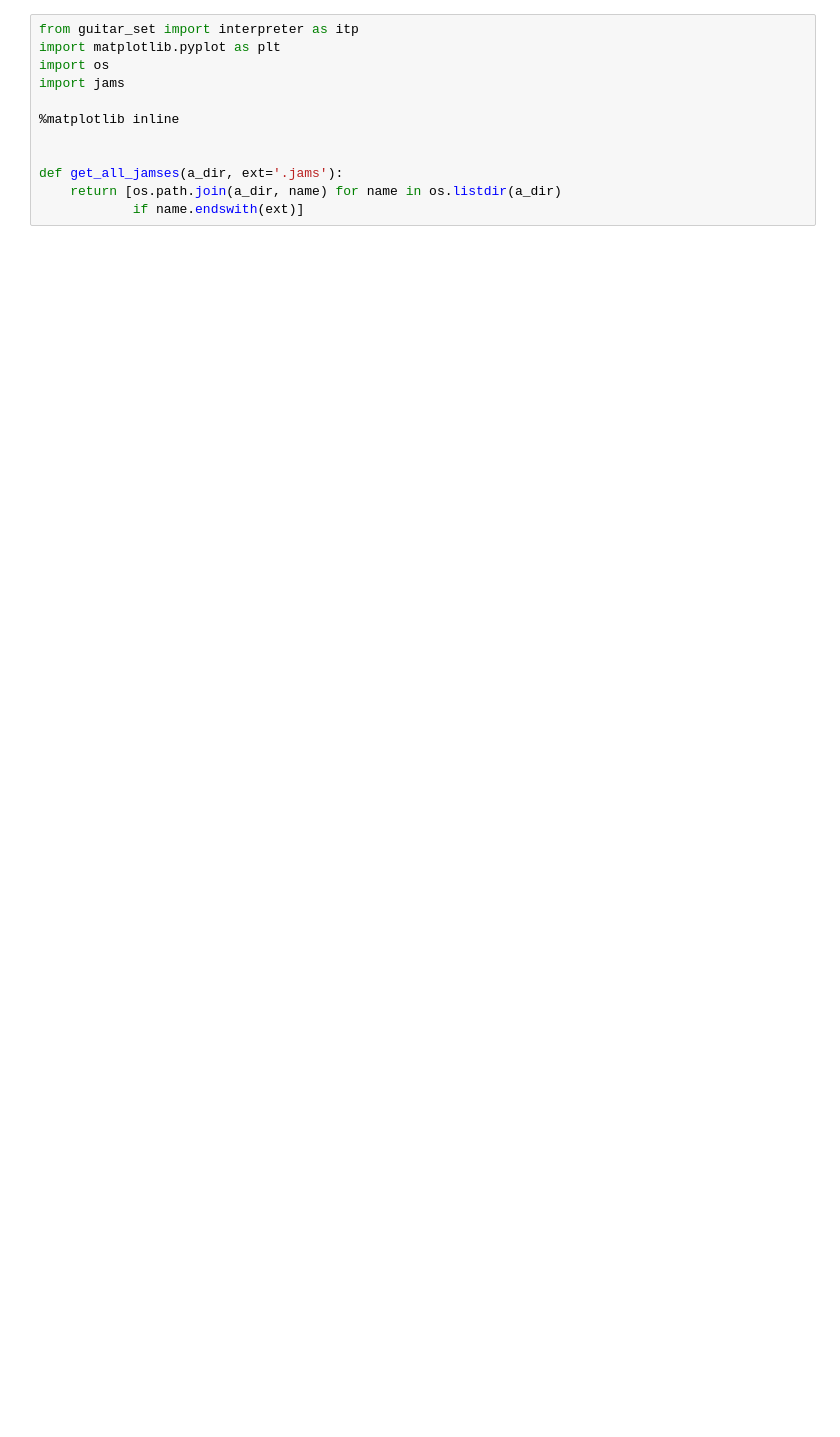
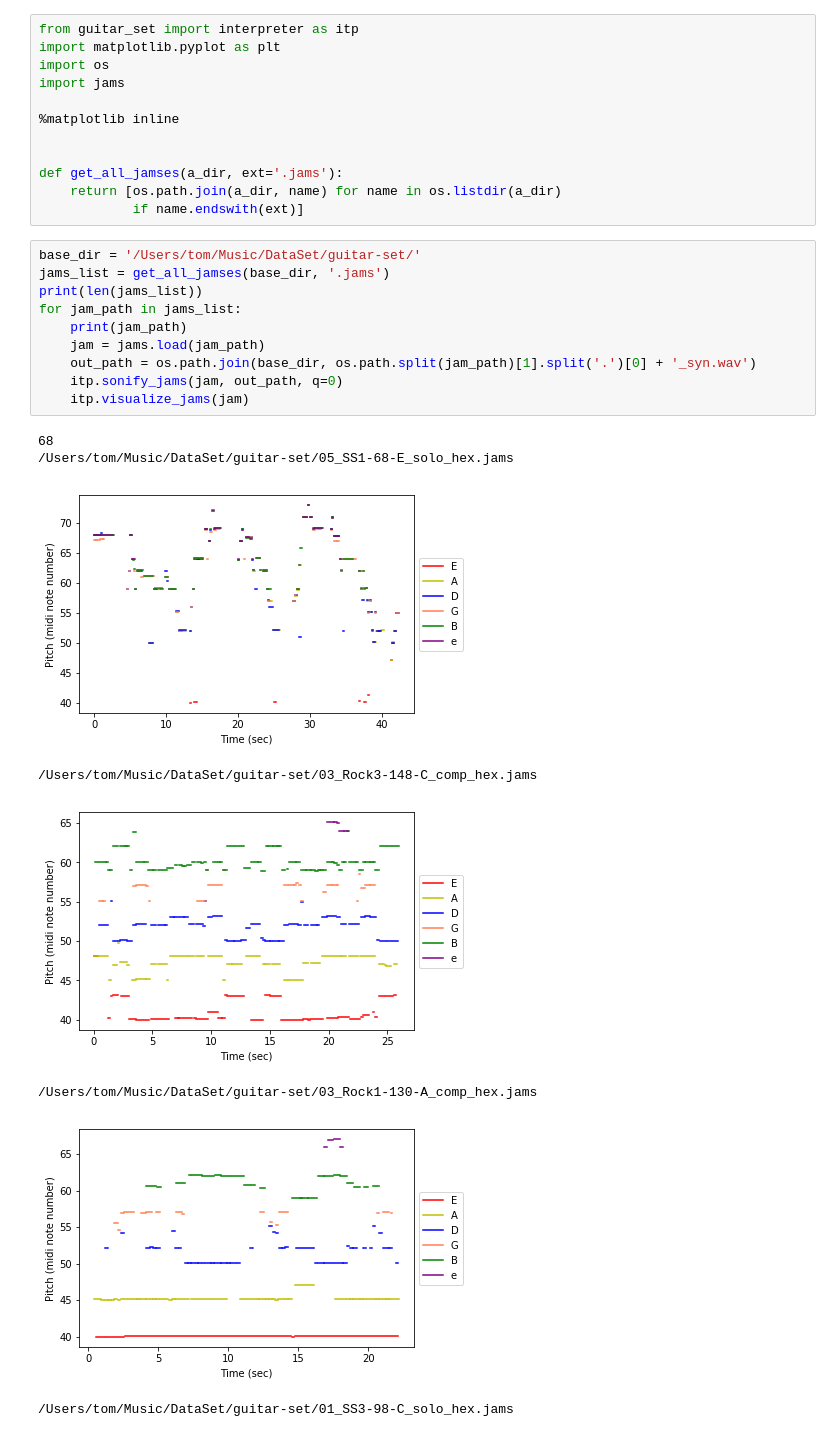
Before and after one commit to tomxi/guitar-set, a Jupyter notebook: notebooks/interpreter_test.ipynb, the cells around one changed output. Saved outputs shown, nothing was run; the diff lists cells and outputs as text; blank space fills up the shorter version.

```diff
--- a/notebooks/interpreter_test.ipynb
+++ b/notebooks/interpreter_test.ipynb
@@ -10,3 +14,22 @@ import jams
 def get_all_jamses(a_dir, ext='.jams'):
     return [os.path.join(a_dir, name) for name in os.listdir(a_dir)
             if name.endswith(ext)]
+# %%
+base_dir = '/Users/tom/Music/DataSet/guitar-set/'
+jams_list = get_all_jamses(base_dir, '.jams')
+print(len(jams_list))
+for jam_path in jams_list:
+    print(jam_path)
+    jam = jams.load(jam_path)
+    out_path = os.path.join(base_dir, os.path.split(jam_path)[1].split('.')[0] + '_syn.wav')
+    itp.sonify_jams(jam, out_path, q=0)
+    itp.visualize_jams(jam)
+# %% [output]
+68
+/Users/tom/Music/DataSet/guitar-set/05_SS1-68-E_solo_hex.jams
+[figure, added]
+/Users/tom/Music/DataSet/guitar-set/03_Rock3-148-C_comp_hex.jams
+[figure, added]
+/Users/tom/Music/DataSet/guitar-set/03_Rock1-130-A_comp_hex.jams
+[figure, added]
+/Users/tom/Music/DataSet/guitar-set/01_SS3-98-C_solo_hex.jams
```
Also changed, not shown: parts of 4 cells of this notebook, 7 other files.
